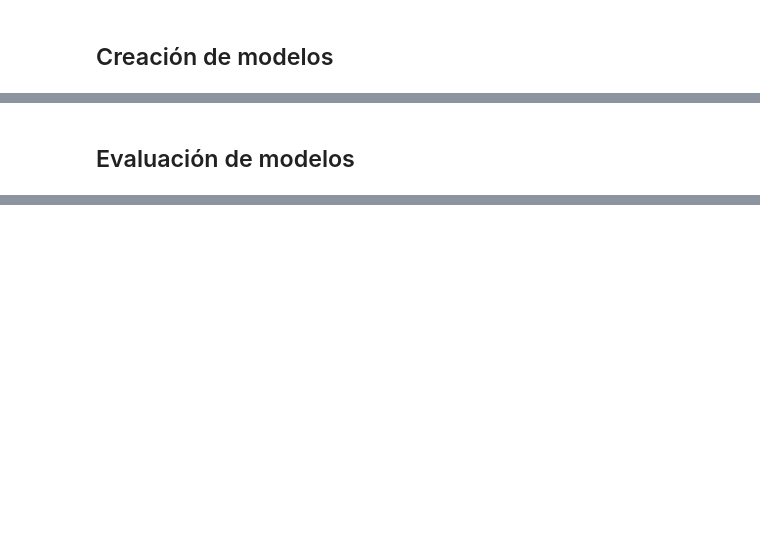
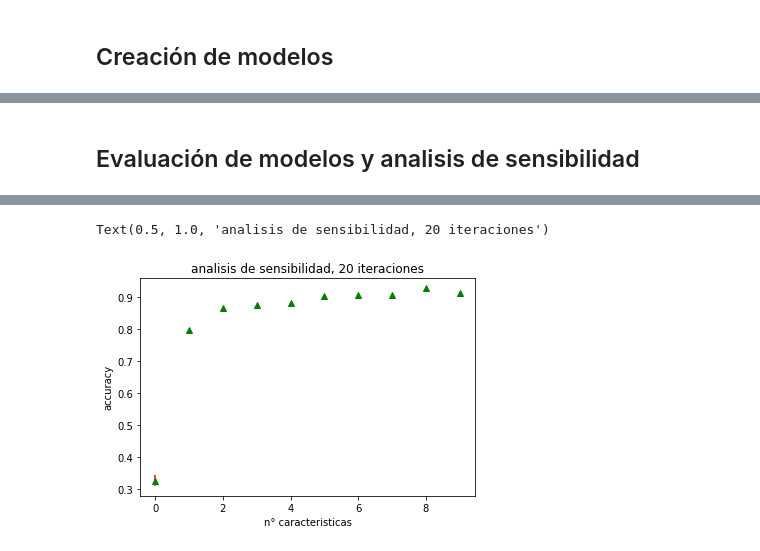
Before and after one commit to MartinVIllesca/Analisis_Baterias, a Jupyter notebook: notebooks/Trabajo Dirigido.ipynb, the cells around one changed output, grey strips where cells are left out. Cells and saved outputs as stored; diff of their text form; code cells hidden in the pictures; blank space fills up the shorter version.

```diff
--- a/notebooks/Trabajo Dirigido.ipynb
+++ b/notebooks/Trabajo Dirigido.ipynb
@@ -285,3 +277,6 @@ df_2.head()
 | 3 | 1 | 8106.905952 | 2.007 | 1.0035 | [3.551, 3.769, 3.785, 3.633, 3.63... | [3.0, 0.0, 0.0, 2.007, 2.001, 2.0... | [29.19329, 29.19329, 29.19329, 29... | [282456.93, 282456.94, 282457.11,... | 29.19329 | 8106.905952 | ... |
 | 4 | 1 | 10293.294611 | 2.007 | 1.0035 | [3.623, 3.767, 3.776, 3.625, 3.62... | [2.0, 0.0, 0.0, 2.007, 2.0, 2.0, ... | [29.16216, 29.16216, 29.16216, 29... | [282757.11, 282757.12, 282757.290... | 29.16216 | 10293.294611 | ... |
 5 rows × 24 columns
+# %%
+for i, col in enumerate(df.columns):
+    print('{} columna {}'.format(i, col))
@@ -292,2 +443,2 @@ df_2.head()
 # %% [markdown]
-## Evaluación de modelos
+## Evaluación de modelos y analisis de sensibilidad
@@ -293,0 +539,66 @@ df_2.head()
+# %%
+## senbilidad de acuerdo al n° de caracteristicas
+data_1 = df.values
+data_2 = df_2.values
+data = np.vstack((data_1,data_2))
+Nombres = df.columns.values
+
+n_caract = 10
+n_try = 20
+accu_ene = np.zeros((n_try,n_caract ))
+
+
+for j in range(n_try):
+    for i in range(n_caract):
+        energi= 1000
+        ind = np.where((data[:,1]>energi))
+        data_fil = np.delete(data,ind,axis=0)
+
+        aux = data_fil[:,15].astype(np.float64)
+        ind_2 = np.argwhere(np.isnan(aux))
+        data_fil = np.delete(data_fil,ind_2,axis=0)
+
+        aux_2 = data_fil[:,21].astype(np.float64)
+        ind_3 = np.argwhere(np.isinf(aux_2))
+        data_fil = np.delete(data_fil,ind_3,axis=0)
+
+        data_temp = np.reshape(data_fil[:,8],(-1,1))
+        data_x = np.hstack((data_fil[:,1:4],data_temp,data_fil[:,10:23]))
+        Nombres_featu = np.hstack((Nombres[1:4],Nombres[8],Nombres[10:23]))
+
+
+        data_y = data_fil[:,-1]
+        data_y = data_y.astype(int)
+
+        scaler = StandardScaler()
+        scaler_data = scaler.fit_transform(data_x)
+
+        Sel_best = SelectKBest(mutual_info_classif, k=i+1)
+        Sel_best.fit(scaler_data, data_y)
+        Best_Sel = Sel_best.get_support()
+        Data_sel = [str(Nombres_featu[i])+":"+ str(Best_Sel[i]) for i in range(len(Best_Sel))]
+
+        data_x = Sel_best.transform(scaler_data)
+
+        win = 12
+
+        x_train, y_train, x_valid, y_valid = data_valid(data_x, data_y,30, win)
+
+        regressor = RandomForestClassifier(n_estimators=150)
+        regressor.fit(x_train , y_train)
+        y_pred_act = regressor.predict(x_valid)
+
+        y_pred = Mean_n(y_pred_act,win)
+
+        accu_ene[j,i] = accuracy_score(y_valid, y_pred)
+        print("try:",j+1,"n° caract",i+1,"accu_pre_fit: ",accuracy_score(y_valid, y_pred_act),"accu_post_fit: ",accuracy_score(y_valid, y_pred))
+
+accu_mean = np.mean(accu_ene,axis=0)
+accu_std = np.std(accu_ene,axis = 0)
+n_car = np.arange(len(accu_mean))
+
+plt.errorbar(n_car,accu_mean,accu_std,linestyle='None',marker='^',ecolor='r',c='g')
+plt.xlabel("n° caracteristicas")
+plt.ylabel("accuracy")
+plt.title("analisis de sensibilidad, %s iteraciones" %n_try)
+# %% [output]
@@ -293,0 +622,2 @@ df_2.head()
+Text(0.5, 1.0, 'analisis de sensibilidad, 20 iteraciones')
+[figure, added]
```
Also changed, not shown: parts of 7 cells of this notebook, 1 other file.
